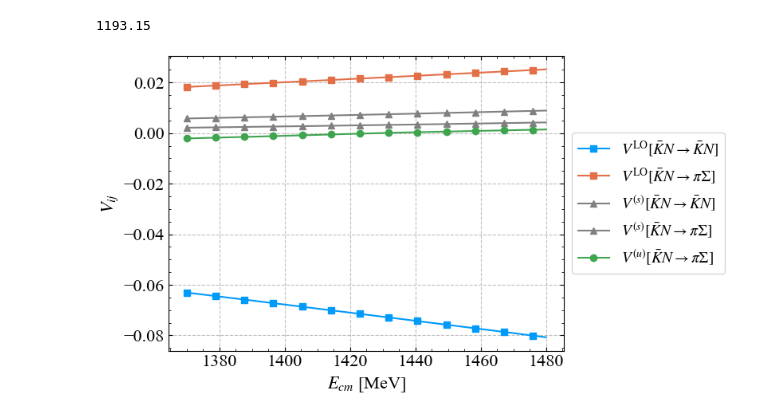
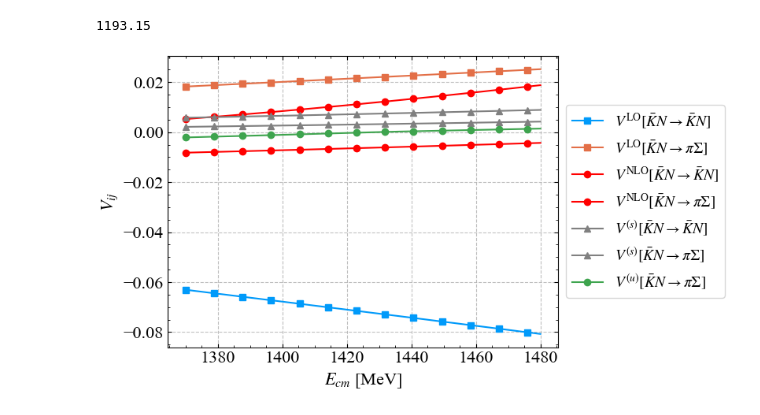
Before and after one commit to zejianzhuang-uv/N1535, a Jupyter notebook: lambda_potential1.ipynb, the cells around one changed output. Drawn from its saved outputs; the diff is of its cells as text; code cells hidden in the pictures.

```diff
--- a/lambda_potential1.ipynb
+++ b/lambda_potential1.ipynb
@@ -108,26 +108,26 @@ vc14 = [real(VC14(ww, par, (mKbar, mN), (mpi, mSig), mN, mN)) for ww in w];
 # %%
 
 fig, ax = PyPlot.subplots()
 
 ax.plot(w, (vlo11), marker="s", markevery = 20, label=L"V^{\mathrm{LO}}[\bar{K}N \to \bar{K}N]")
 ax.plot(w, (vlo14), marker="s", markevery = 20, label=L"V^{\mathrm{LO}}[\bar{K}N \to \pi\Sigma]")
 
-# ax.plot(w, vnlo11, marker="o", markevery = 20, label=L"V^{\mathrm{NLO}}[K^- p \to K^- p]")
-# ax.plot(w, vnlo14, marker="o", markevery = 20, label=L"V^{\mathrm{NLO}}[K^- p \to \bar{K}^0 n]")
+ax.plot(w, vnlo11, marker="o", markevery = 20, c=:r, label=L"V^{\mathrm{NLO}}[\bar{K}N \to \bar{K}N]")
+ax.plot(w, vnlo14, marker="o", markevery = 20, c=:r, label=L"V^{\mathrm{NLO}}[\bar{K}N \to \pi\Sigma]")
 
 
 
 ax.plot(w, vd11, marker="^", markevery = 20, label=L"V^{(s)}[\bar{K}N \to \bar{K}N]", c=:gray)
 ax.plot(w, vd14, marker="^", markevery = 20, label=L"V^{(s)}[\bar{K}N \to \pi\Sigma]", c=:gray)
 ax.plot(w, vc14, marker="o", markevery = 20, label=L"V^{(u)}[\bar{K}N \to \pi\Sigma]")
 
 # ax.plot(w, vc11, label=L"V^\mathrm{C}[K^- p \to K^- p]")
 # ax.plot(w, vc14, label=L"V^\mathrm{C}[K^- p \to \bar{K}^0 n]")
 
 ax.legend(loc = "center left", bbox_to_anchor=(1, 0.5))
 ax.set(xlabel=L"$E_{cm}$ [MeV]", ylabel=L"V_{ij}")
 ax.grid()
 fig.savefig("./figure/potential_conr.pdf")
 fig
 # %% [output]
-[figure, old version]
+[figure, new version]
```
Also changed, not shown: 6 other files.
